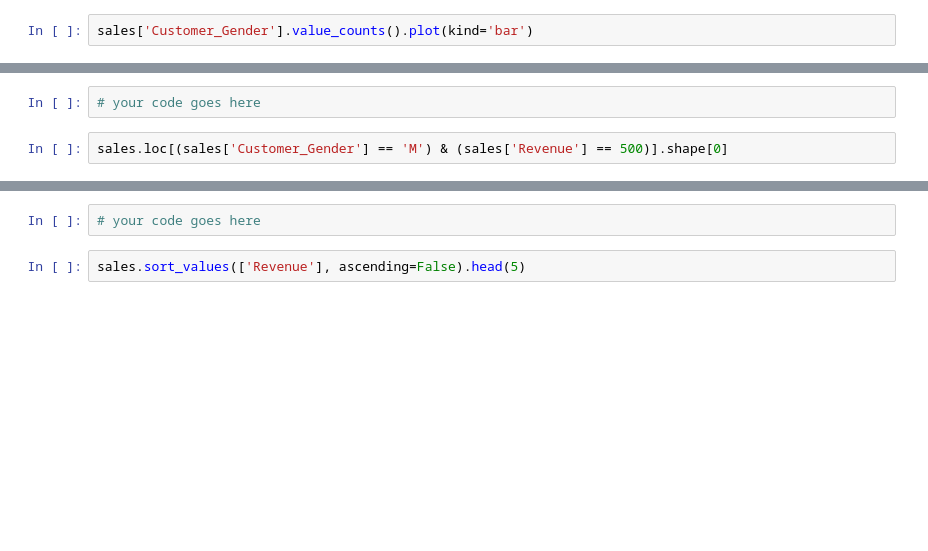
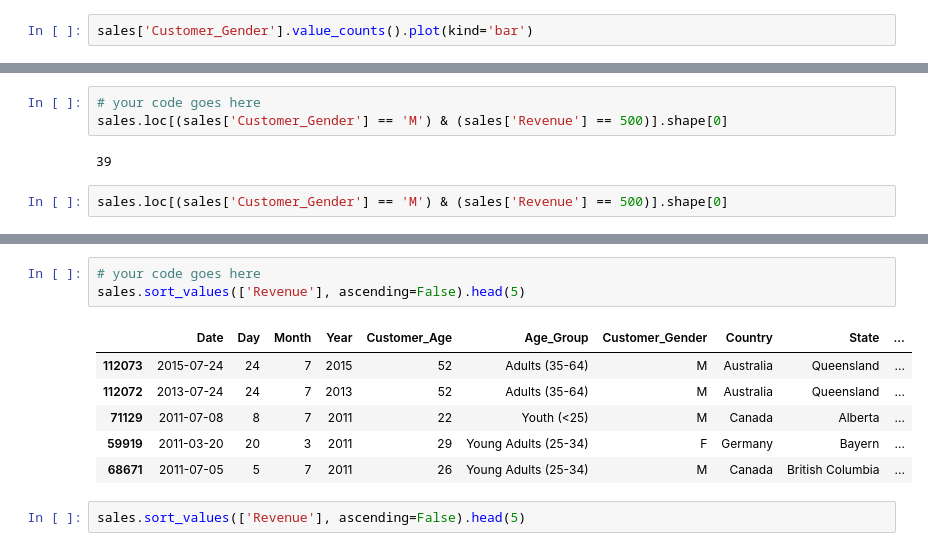
Before and after one commit to garcane/FreeCodeCamp-Pandas-Real-Life-Example, a Jupyter notebook: Exercises_1.ipynb, the cells around one changed output, grey strips where cells are left out. Saved outputs shown, nothing was run; the diff lists cells and outputs as text; blank space fills up the shorter version.

```diff
--- a/Exercises_1.ipynb
+++ b/Exercises_1.ipynb
@@ -675,6 +675,9 @@ sales['Customer_Gender'].value_counts().plot(kind='bar')
 ### How many sales with more than 500 in `Revenue` were made by men?
 # %%
 # your code goes here
+sales.loc[(sales['Customer_Gender'] == 'M') & (sales['Revenue'] == 500)].shape[0]
+# %% [output]
+39
 # %%
 sales.loc[(sales['Customer_Gender'] == 'M') & (sales['Revenue'] == 500)].shape[0]
 # %% [markdown]
@@ -683,6 +686,14 @@ sales.loc[(sales['Customer_Gender'] == 'M') & (sales['Revenue'] == 500)].shape[0
 ### Get the top-5 sales with the highest revenue
 # %%
 # your code goes here
+sales.sort_values(['Revenue'], ascending=False).head(5)
+# %% [output]
+|  | Date | Day | Month | Year | Customer_Age | Age_Group | Customer_Gender | Country | State | ... |
+| 112073 | 2015-07-24 | 24 | 7 | 2015 | 52 | Adults (35-64) | M | Australia | Queensland | ... |
+| 112072 | 2013-07-24 | 24 | 7 | 2013 | 52 | Adults (35-64) | M | Australia | Queensland | ... |
+| 71129 | 2011-07-08 | 8 | 7 | 2011 | 22 | Youth (<25) | M | Canada | Alberta | ... |
+| 59919 | 2011-03-20 | 20 | 3 | 2011 | 29 | Young Adults (25-34) | F | Germany | Bayern | ... |
+| 68671 | 2011-07-05 | 5 | 7 | 2011 | 26 | Young Adults (25-34) | M | Canada | British Columbia | ... |
 # %%
 sales.sort_values(['Revenue'], ascending=False).head(5)
 # %% [markdown]
```
Also changed, not shown: parts of 2 cells of this notebook.
